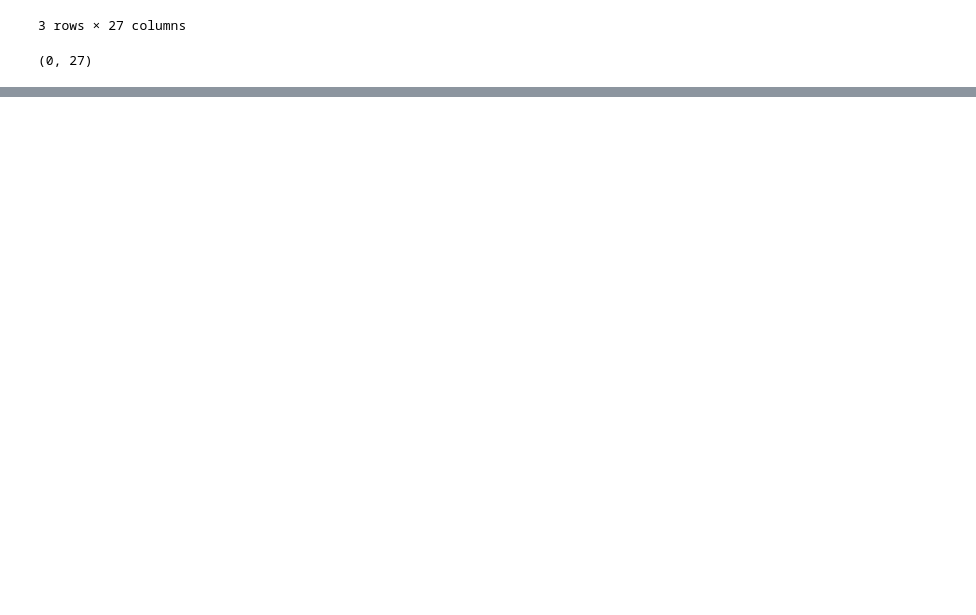
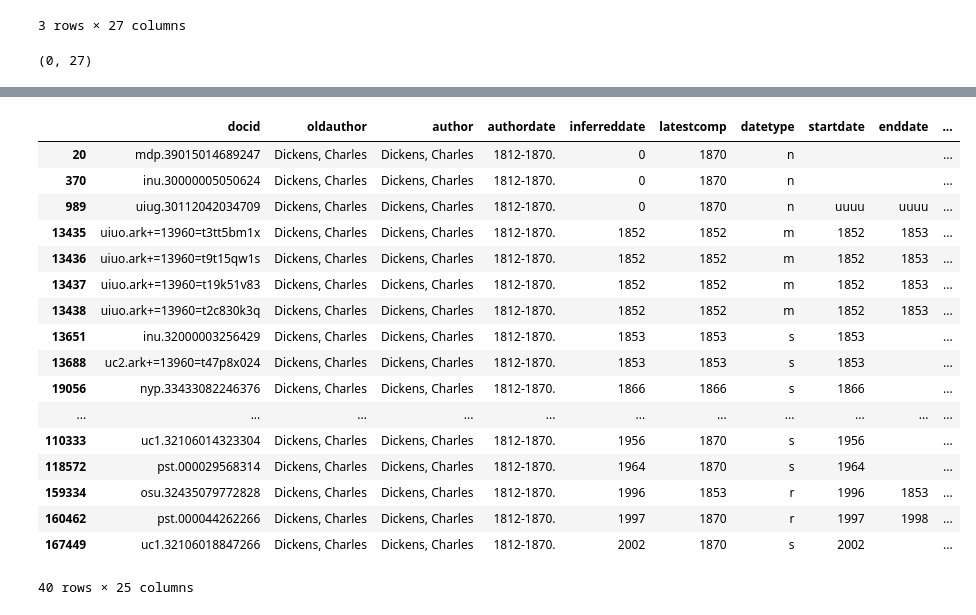
Before and after one commit to tedunderwood/noveltmmeta, a Jupyter notebook: dedup/spotcheck.ipynb, the cells around one changed output, grey strips where cells are left out. Drawn from its saved outputs; the diff is of its cells as text; code cells hidden in the pictures; blank space fills up the shorter version.

```diff
--- a/dedup/spotcheck.ipynb
+++ b/dedup/spotcheck.ipynb
@@ -74,0 +229,4 @@ workgask.shape
+# %%
+j = 'loc.ark+=13960=t6xw4zv8z	mdp.39015058674477	uc1.b3549874	mdp.39015005719250	miun.aca8482.0001.001	njp.32101045671623	nyp.33433082122429	nyp.33433082122437	uiuo.ark+=13960=t19k51v83	mdp.49015002936764	nyp.33433069279036	inu.30000005050624	mdp.39015073312624	pst.000005308965	pst.000044262266	pst.000003829073	njp.32101045671631	uc1.32106018847266	uc1.b4456975	uc1.b3549703	uiuo.ark+=13960=t2c830k3q	uc1.32106001932505	uc1.b3549673	pst.000029568314	inu.32000003256429	nyp.33433074954748	pst.000005308958	mdp.39076006604420	uiuo.ark+=13960=t3tt5bm1x	nyp.33433074954375	uiuo.ark+=13960=t9t15qw1s	nyp.33433082246376	pst.000007898396	uc1.32106014323304	mdp.39015014689247	pst.000004740728	uiug.30112042034709	uc2.ark+=13960=t47p8x024	nyp.33433076092943	osu.32435079772828'
+bh = j.split('\t')
+bh
@@ -74,0 +251,21 @@ workgask.shape
+# %%
+manifest.loc[manifest.docid.isin(bh), :]
+# %% [output]
+|  | docid | oldauthor | author | authordate | inferreddate | latestcomp | datetype | startdate | enddate | ... |
+| 20 | mdp.39015014689247 | Dickens, Charles | Dickens, Charles | 1812-1870. | 0 | 1870 | n |  |  | ... |
+| 370 | inu.30000005050624 | Dickens, Charles | Dickens, Charles | 1812-1870. | 0 | 1870 | n |  |  | ... |
+| 989 | uiug.30112042034709 | Dickens, Charles | Dickens, Charles | 1812-1870. | 0 | 1870 | n | uuuu | uuuu | ... |
+| 13435 | uiuo.ark+=13960=t3tt5bm1x | Dickens, Charles | Dickens, Charles | 1812-1870. | 1852 | 1852 | m | 1852 | 1853 | ... |
+| 13436 | uiuo.ark+=13960=t9t15qw1s | Dickens, Charles | Dickens, Charles | 1812-1870. | 1852 | 1852 | m | 1852 | 1853 | ... |
+| 13437 | uiuo.ark+=13960=t19k51v83 | Dickens, Charles | Dickens, Charles | 1812-1870. | 1852 | 1852 | m | 1852 | 1853 | ... |
+| 13438 | uiuo.ark+=13960=t2c830k3q | Dickens, Charles | Dickens, Charles | 1812-1870. | 1852 | 1852 | m | 1852 | 1853 | ... |
+| 13651 | inu.32000003256429 | Dickens, Charles | Dickens, Charles | 1812-1870. | 1853 | 1853 | s | 1853 |  | ... |
+| 13688 | uc2.ark+=13960=t47p8x024 | Dickens, Charles | Dickens, Charles | 1812-1870. | 1853 | 1853 | s | 1853 |  | ... |
+| 19056 | nyp.33433082246376 | Dickens, Charles | Dickens, Charles | 1812-1870. | 1866 | 1866 | s | 1866 |  | ... |
+| ... | ... | ... | ... | ... | ... | ... | ... | ... | ... | ... |
+| 110333 | uc1.32106014323304 | Dickens, Charles | Dickens, Charles | 1812-1870. | 1956 | 1870 | s | 1956 |  | ... |
+| 118572 | pst.000029568314 | Dickens, Charles | Dickens, Charles | 1812-1870. | 1964 | 1870 | s | 1964 |  | ... |
+| 159334 | osu.32435079772828 | Dickens, Charles | Dickens, Charles | 1812-1870. | 1996 | 1853 | r | 1996 | 1853 | ... |
+| 160462 | pst.000044262266 | Dickens, Charles | Dickens, Charles | 1812-1870. | 1997 | 1870 | r | 1997 | 1998 | ... |
+| 167449 | uc1.32106018847266 | Dickens, Charles | Dickens, Charles | 1812-1870. | 2002 | 1870 | s | 2002 |  | ... |
+40 rows × 25 columns
```
Also changed, not shown: parts of 18 cells of this notebook.
